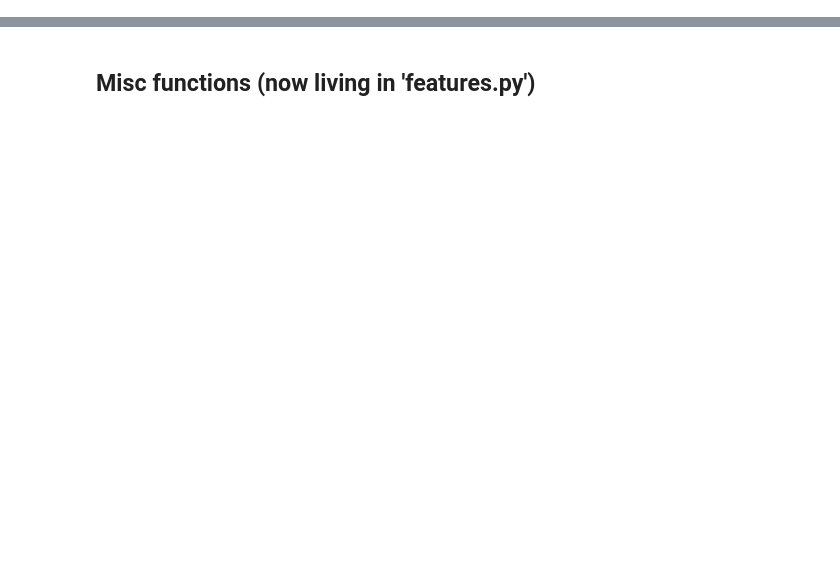
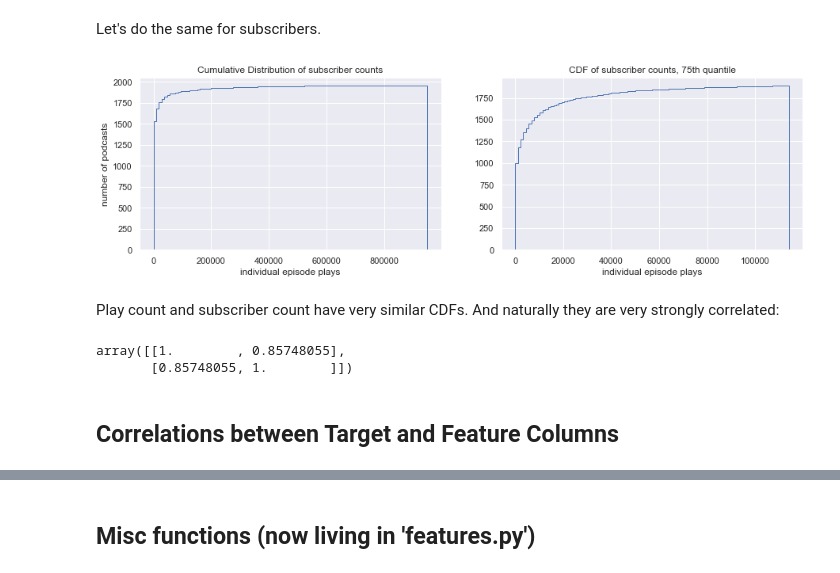
Before and after one commit to thomkav/regression-podcast-popularity, a Jupyter notebook: notebooks/eda.ipynb, the cells around one changed output, grey strips where cells are left out. Drawn from its saved outputs; the diff is of its cells as text; code cells hidden in the pictures; blank space fills up the shorter version.

```diff
--- a/notebooks/eda.ipynb
+++ b/notebooks/eda.ipynb
@@ -115,0 +304,28 @@ dtype: object
+# %% [markdown]
+Let's do the same for subscribers.
+# %%
+plt.subplots(figsize=(15,4))
+plt.subplot(1, 2, 1)
+plt.title('Cumulative Distribution of subscriber counts')
+plt.xlabel('individual episode plays')
+plt.ylabel('number of podcasts')
+plt.hist(trim_df.sub_count, bins=100, log=False,cumulative=True, histtype='step');
+
+# now just plot for the bottom 75%
+plt.subplot(1, 2, 2)
+# get 75th percentile value
+sub_75_q = trim_df.play_count.quantile(0.75)
+plt.title('CDF of subscriber counts, 75th quantile')
+plt.xlabel('individual episode plays')
+plt.hist(trim_df.sub_count, bins=100, log=False,cumulative=True, range=[0,sub_75_q],  histtype='step');
+# %% [output]
+[figure, added]
+# %% [markdown]
+Play count and subscriber count have very similar CDFs. And naturally they are very strongly correlated:
+# %%
+np.corrcoef(x = trim_df.play_count, y = trim_df.sub_count)
+# %% [output]
+array([[1.        , 0.85748055],
+       [0.85748055, 1.        ]])
+# %% [markdown]
+## Correlations between Target and Feature Columns
```
Also changed, not shown: parts of 50 cells of this notebook, 2 other files.
